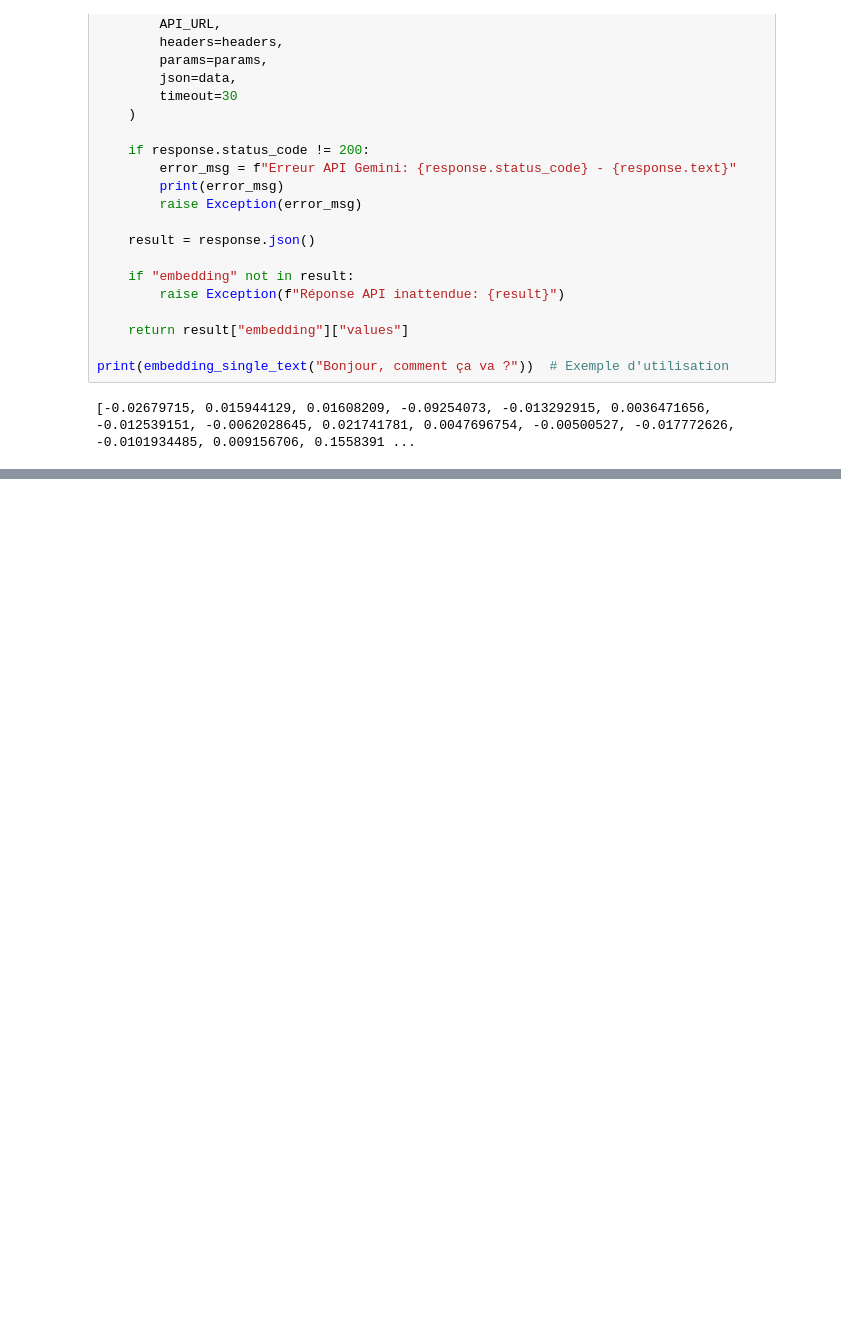
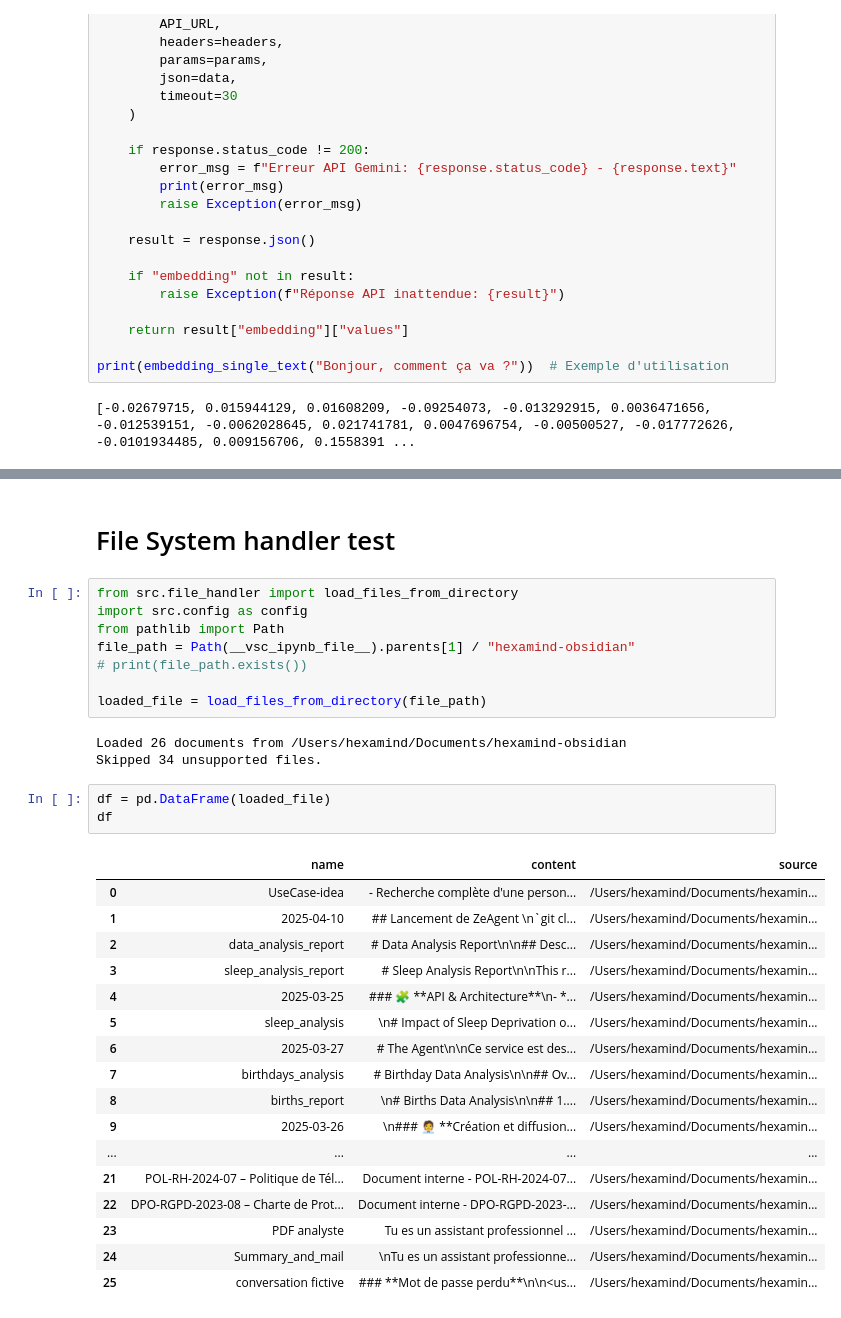
Before and after one commit to White-On/RAG_obsidian, a Jupyter notebook: dev.ipynb, the cells around one changed output, grey strips where cells are left out. Saved outputs shown, nothing was run; the diff lists cells and outputs as text; blank space fills up the shorter version.

Commit message:
update file handler fast

```diff
--- a/dev.ipynb
+++ b/dev.ipynb
@@ -66,0 +68,34 @@ print(response.embedding)  # Print the embedding response
+# %% [markdown]
+# File System handler test
+# %%
+from src.file_handler import load_files_from_directory
+import src.config as config
+from pathlib import Path
+file_path = Path(__vsc_ipynb_file__).parents[1] / "hexamind-obsidian"
+# print(file_path.exists())
+
+loaded_file = load_files_from_directory(file_path)
+# %% [output]
+Loaded 26 documents from /Users/hexamind/Documents/hexamind-obsidian
+Skipped 34 unsupported files.
+# %%
+df = pd.DataFrame(loaded_file)
+df
+# %% [output]
+|  | name | content | source |
+| 0 | UseCase-idea | - Recherche complète d'une person... | /Users/hexamind/Documents/hexamin... |
+| 1 | 2025-04-10 | ## Lancement de ZeAgent \n`git cl... | /Users/hexamind/Documents/hexamin... |
+| 2 | data_analysis_report | # Data Analysis Report\n\n## Desc... | /Users/hexamind/Documents/hexamin... |
+| 3 | sleep_analysis_report | # Sleep Analysis Report\n\nThis r... | /Users/hexamind/Documents/hexamin... |
+| 4 | 2025-03-25 | ### 🧩 **API & Architecture**\n- *... | /Users/hexamind/Documents/hexamin... |
+| 5 | sleep_analysis | \n# Impact of Sleep Deprivation o... | /Users/hexamind/Documents/hexamin... |
+| 6 | 2025-03-27 | # The Agent\n\nCe service est des... | /Users/hexamind/Documents/hexamin... |
+| 7 | birthdays_analysis | # Birthday Data Analysis\n\n## Ov... | /Users/hexamind/Documents/hexamin... |
+| 8 | births_report | \n# Births Data Analysis\n\n## 1.... | /Users/hexamind/Documents/hexamin... |
+| 9 | 2025-03-26 | \n### 🧑‍💼 **Création et diffusion... | /Users/hexamind/Documents/hexamin... |
+| ... | ... | ... | ... |
+| 21 | POL-RH-2024-07 – Politique de Tél... | Document interne - POL-RH-2024-07... | /Users/hexamind/Documents/hexamin... |
+| 22 | DPO-RGPD-2023-08 – Charte de Prot... | Document interne - DPO-RGPD-2023-... | /Users/hexamind/Documents/hexamin... |
+| 23 | PDF analyste | Tu es un assistant professionnel ... | /Users/hexamind/Documents/hexamin... |
+| 24 | Summary_and_mail | \nTu es un assistant professionne... | /Users/hexamind/Documents/hexamin... |
+| 25 | conversation fictive | ### **Mot de passe perdu**\n\n<us... | /Users/hexamind/Documents/hexamin... |
```
Also changed, not shown: parts of 2 cells of this notebook, 2 other files.
